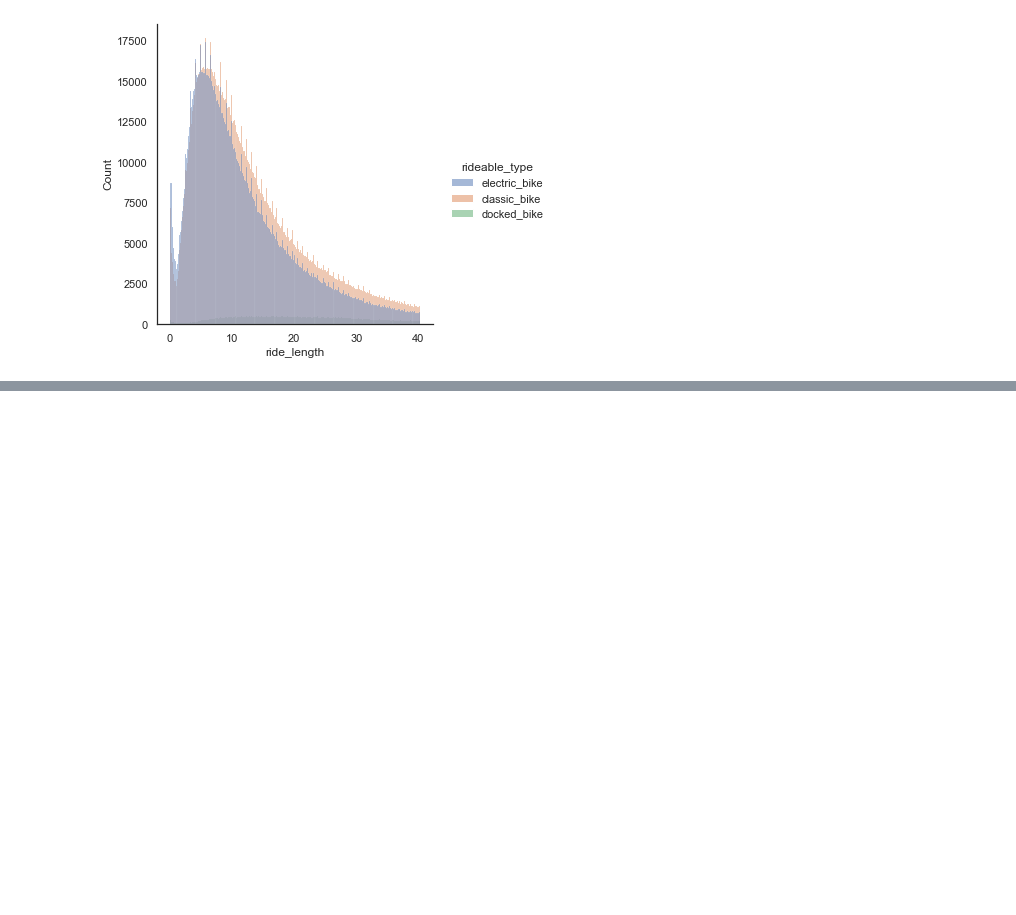
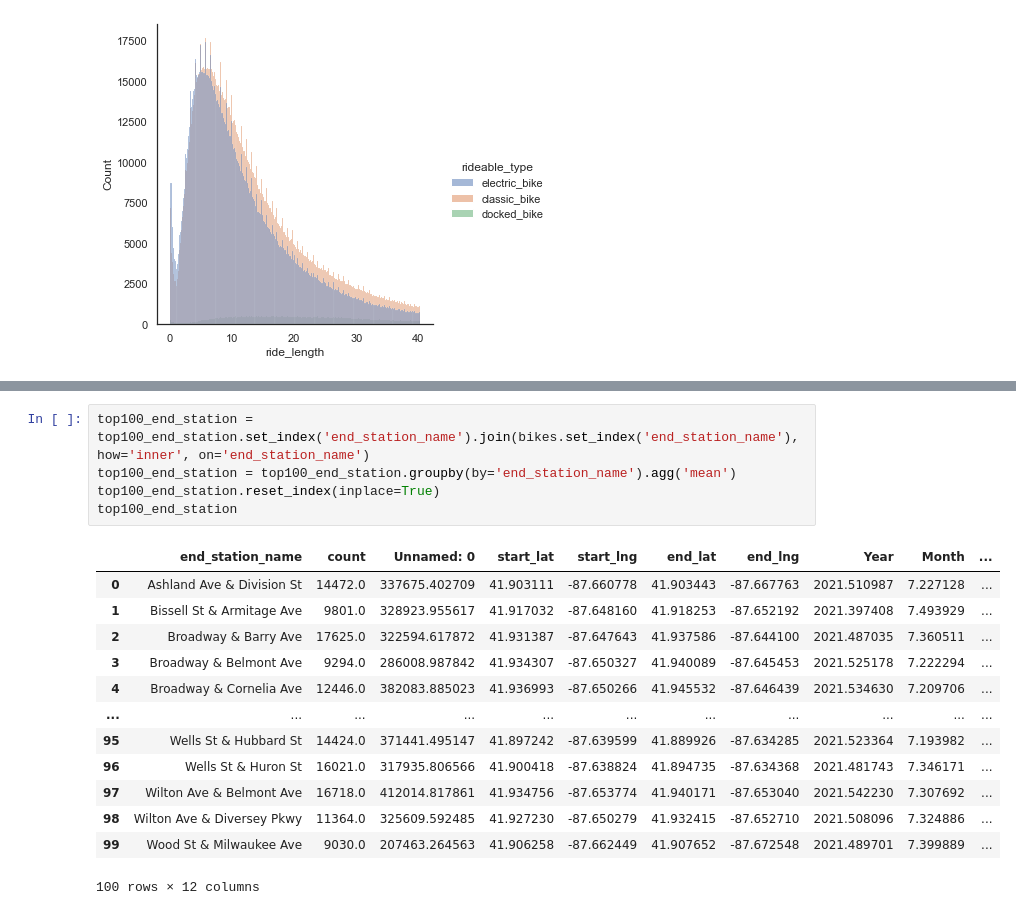
Before and after one commit to psyrgkan/Bikes-Visualization, a Jupyter notebook: clean_bikes.ipynb, the cells around one changed output, grey strips where cells are left out. Saved outputs shown, nothing was run; the diff lists cells and outputs as text; blank space fills up the shorter version.

```diff
--- a/clean_bikes.ipynb
+++ b/clean_bikes.ipynb
@@ -237,0 +294,19 @@ sns.displot(bikes, x="ride_length", hue="rideable_type");
+# %%
+top100_end_station = top100_end_station.set_index('end_station_name').join(bikes.set_index('end_station_name'), how='inner', on='end_station_name')
+top100_end_station = top100_end_station.groupby(by='end_station_name').agg('mean')
+top100_end_station.reset_index(inplace=True)
+top100_end_station
+# %% [output]
+|  | end_station_name | count | Unnamed: 0 | start_lat | start_lng | end_lat | end_lng | Year | Month | ... |
+| 0 | Ashland Ave & Division St | 14472.0 | 337675.402709 | 41.903111 | -87.660778 | 41.903443 | -87.667763 | 2021.510987 | 7.227128 | ... |
+| 1 | Bissell St & Armitage Ave | 9801.0 | 328923.955617 | 41.917032 | -87.648160 | 41.918253 | -87.652192 | 2021.397408 | 7.493929 | ... |
+| 2 | Broadway & Barry Ave | 17625.0 | 322594.617872 | 41.931387 | -87.647643 | 41.937586 | -87.644100 | 2021.487035 | 7.360511 | ... |
+| 3 | Broadway & Belmont Ave | 9294.0 | 286008.987842 | 41.934307 | -87.650327 | 41.940089 | -87.645453 | 2021.525178 | 7.222294 | ... |
+| 4 | Broadway & Cornelia Ave | 12446.0 | 382083.885023 | 41.936993 | -87.650266 | 41.945532 | -87.646439 | 2021.534630 | 7.209706 | ... |
+| ... | ... | ... | ... | ... | ... | ... | ... | ... | ... | ... |
+| 95 | Wells St & Hubbard St | 14424.0 | 371441.495147 | 41.897242 | -87.639599 | 41.889926 | -87.634285 | 2021.523364 | 7.193982 | ... |
+| 96 | Wells St & Huron St | 16021.0 | 317935.806566 | 41.900418 | -87.638824 | 41.894735 | -87.634368 | 2021.481743 | 7.346171 | ... |
+| 97 | Wilton Ave & Belmont Ave | 16718.0 | 412014.817861 | 41.934756 | -87.653774 | 41.940171 | -87.653040 | 2021.542230 | 7.307692 | ... |
+| 98 | Wilton Ave & Diversey Pkwy | 11364.0 | 325609.592485 | 41.927230 | -87.650279 | 41.932415 | -87.652710 | 2021.508096 | 7.324886 | ... |
+| 99 | Wood St & Milwaukee Ave | 9030.0 | 207463.264563 | 41.906258 | -87.662449 | 41.907652 | -87.672548 | 2021.489701 | 7.399889 | ... |
+100 rows × 12 columns
```
Also changed, not shown: parts of 8 cells of this notebook.
